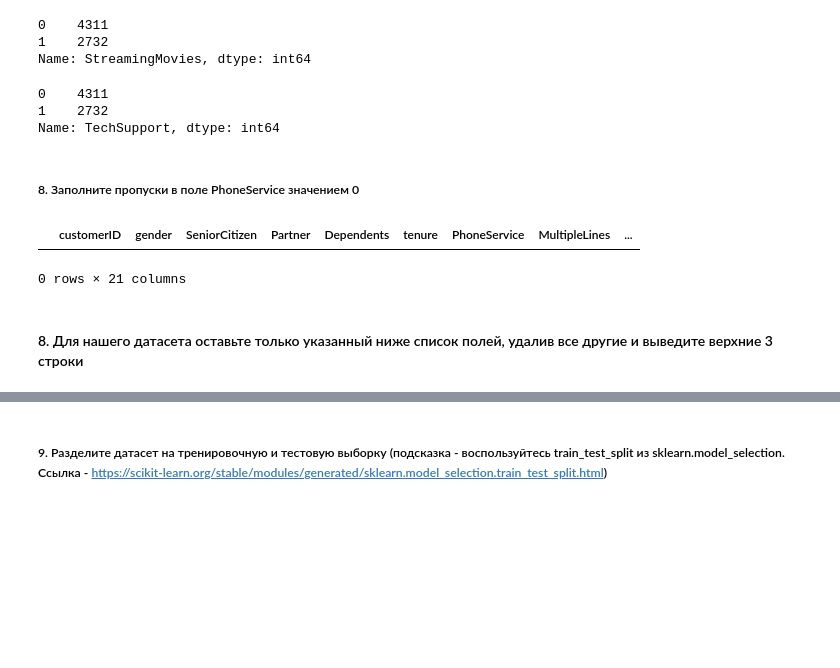
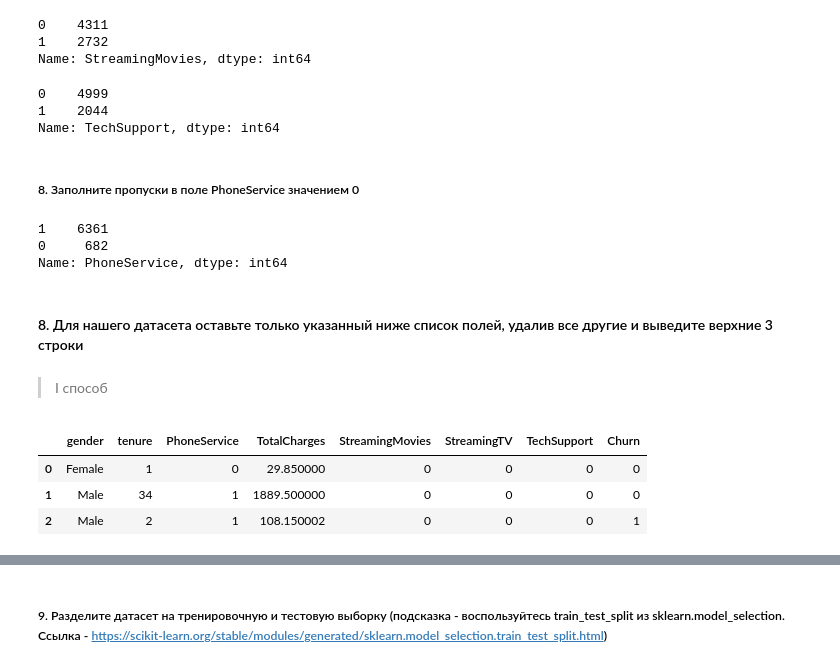
Before and after one commit to alex-chin/gb_business, a Jupyter notebook: homeworks/home01/HW1.ipynb, the cells around one changed output, grey strips where cells are left out. Cells and saved outputs as stored; diff of their text form; code cells hidden in the pictures; blank space fills up the shorter version.

```diff
--- a/homeworks/home01/HW1.ipynb
+++ b/homeworks/home01/HW1.ipynb
@@ -228,7 +237,7 @@ Name: TechSupport, dtype: int64
 # %%
 def set_val_num(df: pd.DataFrame, field, change: dict):
     for ch in change:
-        df.loc[df[field] == ch] = change[ch]
+        df.loc[df[field] == ch, field] = change[ch]
     return df
 # %%
 change_val = {'Yes': 1, 'No': 0, 'No internet service': 0}
@@ -250,19 +259,28 @@ Name: StreamingMovies, dtype: int64
 # %%
 df.TechSupport.value_counts()
 # %% [output]
-0    4311
-1    2732
+0    4999
+1    2044
 Name: TechSupport, dtype: int64
 # %% [markdown]
 ##### 8. Заполните пропуски в поле PhoneService значением 0
 # %%
-df.loc[df.PhoneService == '']
+df.PhoneService.value_counts()
 # %% [output]
-|  | customerID | gender | SeniorCitizen | Partner | Dependents | tenure | PhoneService | MultipleLines | ... |
-0 rows × 21 columns
+1    6361
+0     682
+Name: PhoneService, dtype: int64
 # %% [markdown]
 #### 8. Для нашего датасета оставьте только указанный ниже список полей, удалив все другие и выведите верхние 3 строки
+# %% [markdown]
+> I способ
 # %%
 columns = ['gender', 'tenure', 'PhoneService', 'TotalCharges',
            'StreamingMovies', 'StreamingTV', 'TechSupport', 'Churn']
-#Ваш код здесь
+df1 = df[columns]
+df1.head(3)
+# %% [output]
+|  | gender | tenure | PhoneService | TotalCharges | StreamingMovies | StreamingTV | TechSupport | Churn |
+| 0 | Female | 1 | 0 | 29.850000 | 0 | 0 | 0 | 0 |
+| 1 | Male | 34 | 1 | 1889.500000 | 0 | 0 | 0 | 0 |
+| 2 | Male | 2 | 1 | 108.150002 | 0 | 0 | 0 | 1 |
```
Also changed, not shown: parts of 26 cells of this notebook, 2 other files.
